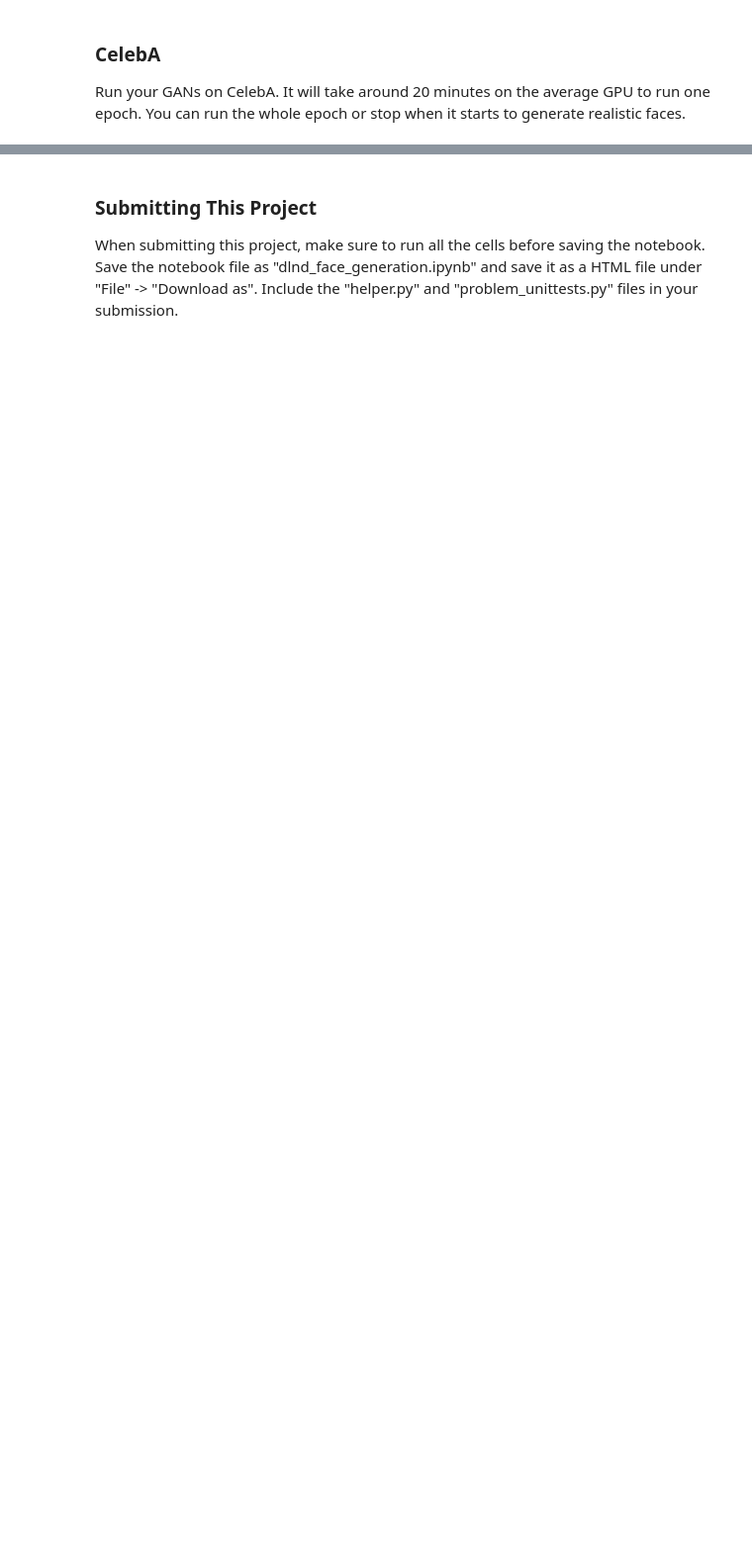
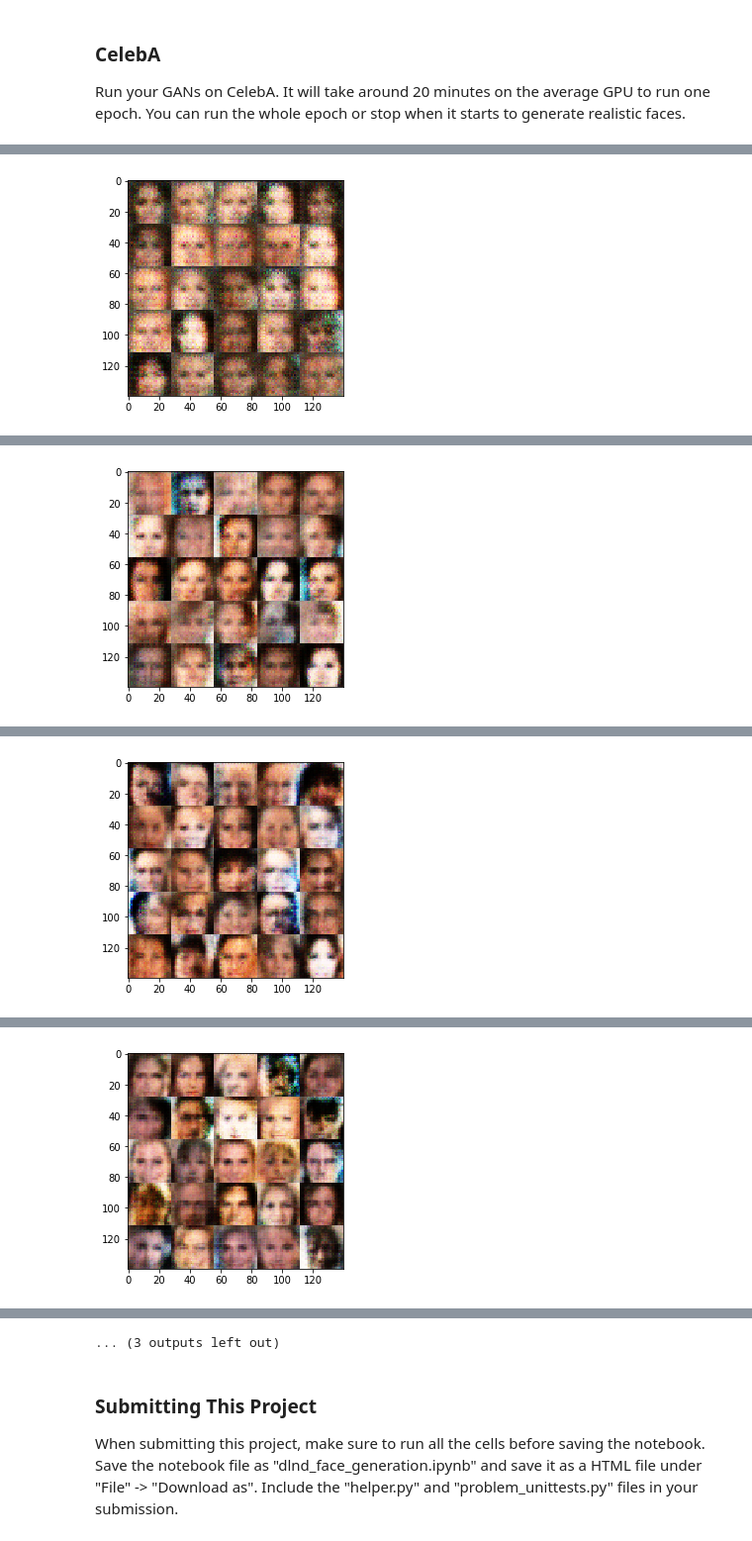
Before and after one commit to vijpandaturtle/face-generator-GAN, a Jupyter notebook: dlnd_face_generation.ipynb, the cells around one changed output, grey strips where cells are left out. Shown at 99% size. Cells and saved outputs as stored; diff of their text form; code cells hidden in the pictures; blank space fills up the shorter version.

```diff
--- a/dlnd_face_generation.ipynb
+++ b/dlnd_face_generation.ipynb
@@ -389,7 +438,7 @@ Caused by op 'input_images', defined at:
 ### CelebA
 Run your GANs on CelebA.  It will take around 20 minutes on the average GPU to run one epoch.  You can run the whole epoch or stop when it starts to generate realistic faces.
 # %%
-batch_size = 512
+batch_size = 256
 z_dim = 100
 learning_rate = 0.0003
 beta1 = 0.5
@@ -404,3 +453,4 @@ celeba_dataset = helper.Dataset('celeba', glob(os.path.join(data_dir, 'img_align
 with tf.Graph().as_default():
     train(epochs, batch_size, z_dim, learning_rate, beta1, celeba_dataset.get_batches,
           celeba_dataset.shape, celeba_dataset.image_mode)
+# %% [output]
@@ -406,0 +467 @@ with tf.Graph().as_default():
+[figure, added]
@@ -406,0 +478 @@ with tf.Graph().as_default():
+[figure, added]
@@ -406,0 +489 @@ with tf.Graph().as_default():
+[figure, added]
@@ -406,0 +500 @@ with tf.Graph().as_default():
+[figure, added]
@@ -407,3 +523,4 @@ with tf.Graph().as_default():
+... (3 outputs left out)
 # %% [markdown]
 ### Submitting This Project
 When submitting this project, make sure to run all the cells before saving the notebook. Save the notebook file as "dlnd_face_generation.ipynb" and save it as a HTML file under "File" -> "Download as". Include the "helper.py" and "problem_unittests.py" files in your submission.
```
Also changed, not shown: parts of 4 cells of this notebook.
